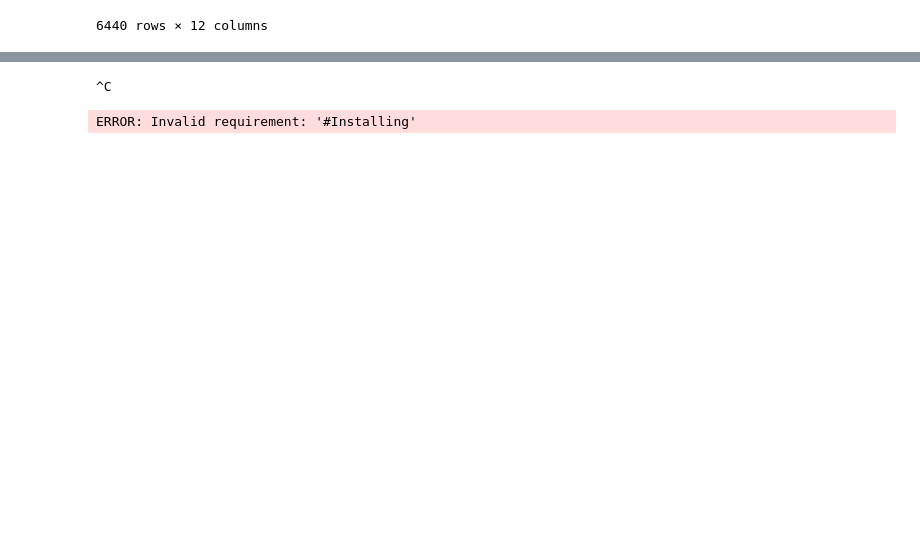
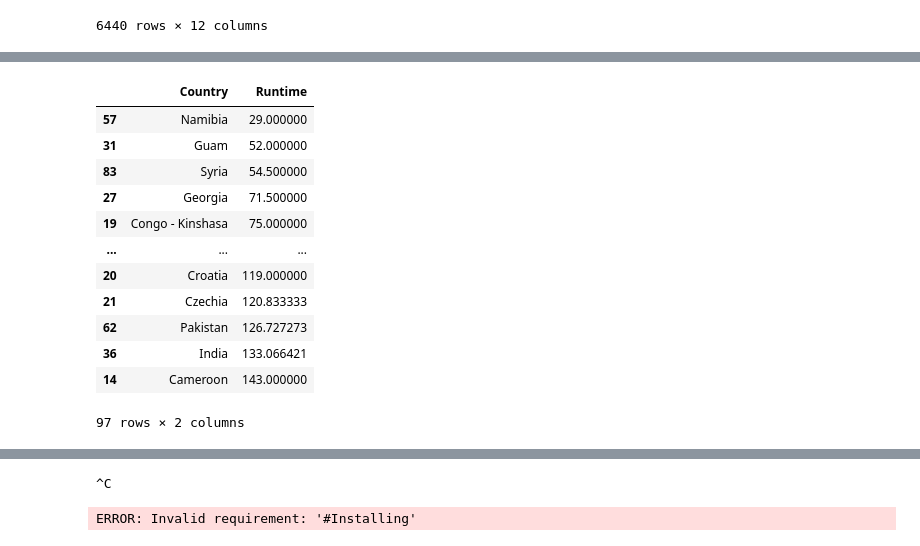
Before and after one commit to tushariccs/Python-codes, a Jupyter notebook: KMPG Data Science/first.ipynb, the cells around one changed output, grey strips where cells are left out. Cells and saved outputs as stored; diff of their text form; code cells hidden in the pictures; blank space fills up the shorter version.

```diff
--- a/KMPG Data Science/first.ipynb
+++ b/KMPG Data Science/first.ipynb
@@ -327,0 +385,20 @@ movies[fc2 & fc3]
+# %%
+# PS:Find the average runtime of movies for each country
+movies.groupby('Country')[['Runtime']].mean().reset_index()
+
+#Arrange the values in ascending order of Runtime
+movies.groupby('Country')[['Runtime']].mean().reset_index().sort_values(by='Runtime',ascending=False)
+# %% [output]
+|  | Country | Runtime |
+| 57 | Namibia | 29.000000 |
+| 31 | Guam | 52.000000 |
+| 83 | Syria | 54.500000 |
+| 27 | Georgia | 71.500000 |
+| 19 | Congo - Kinshasa | 75.000000 |
+| ... | ... | ... |
+| 20 | Croatia | 119.000000 |
+| 21 | Czechia | 120.833333 |
+| 62 | Pakistan | 126.727273 |
+| 36 | India | 133.066421 |
+| 14 | Cameroon | 143.000000 |
+97 rows × 2 columns
```
Also changed, not shown: parts of 5 cells of this notebook, 15 other files.
